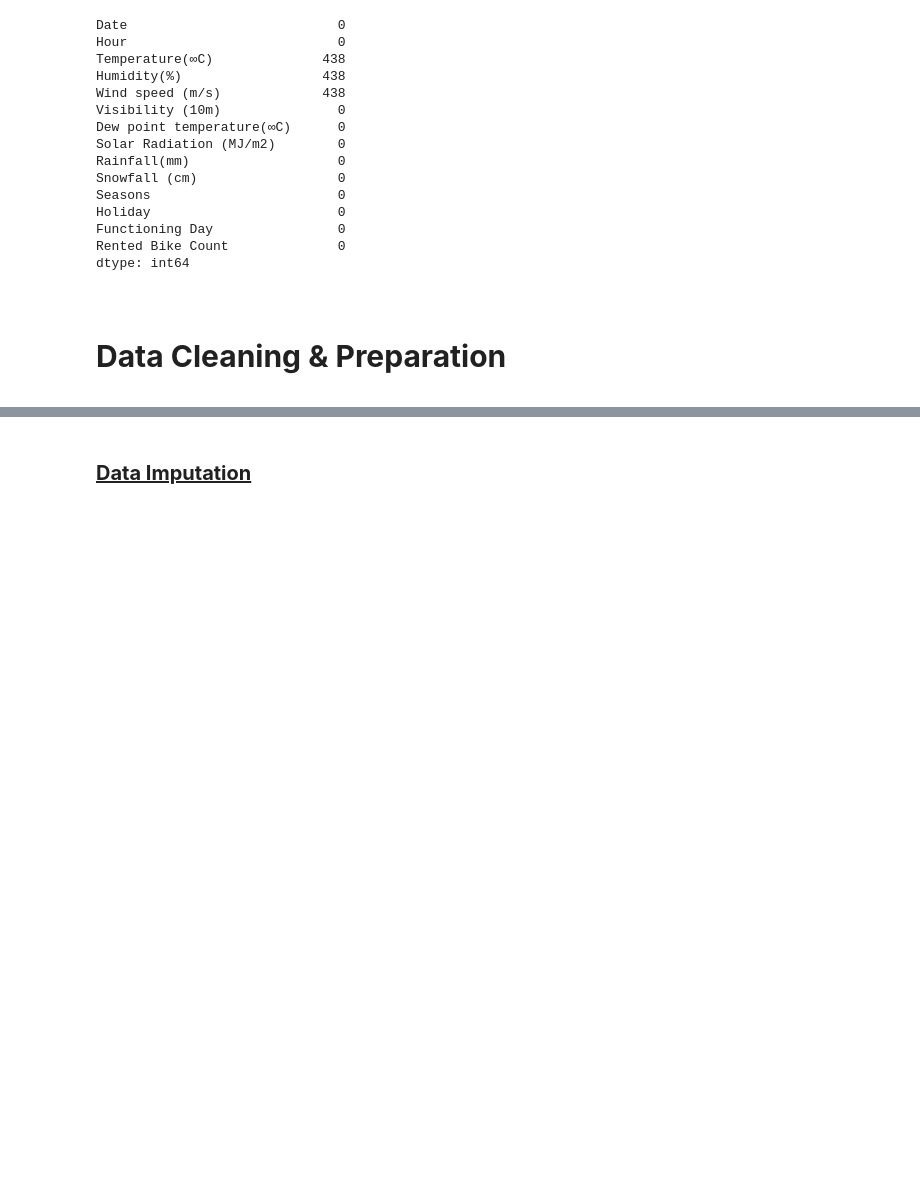
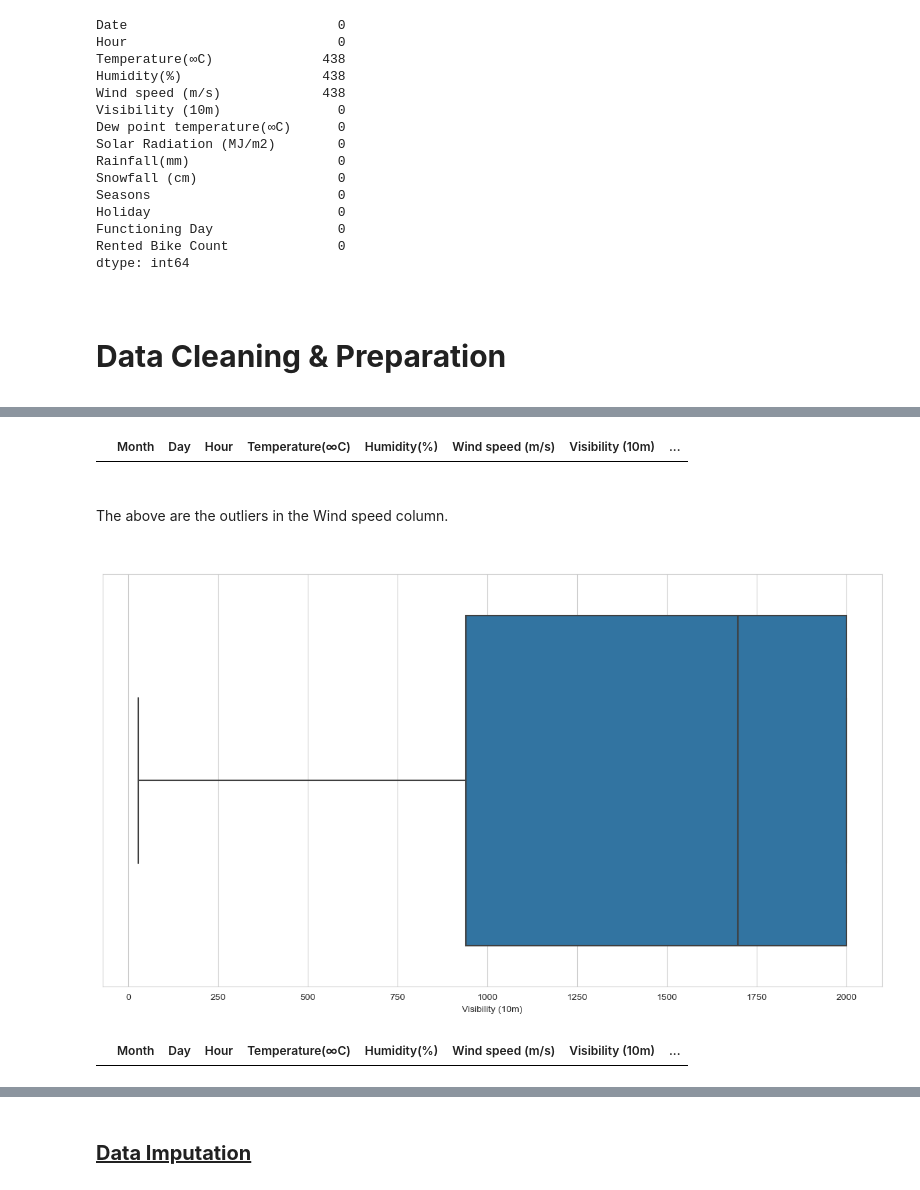
Before and after one commit to A1maan/seoul-bike-demand-project, a Jupyter notebook: ise291_project.ipynb, the cells around one changed output, grey strips where cells are left out. Cells and saved outputs as stored; diff of their text form; code cells hidden in the pictures; blank space fills up the shorter version.

```diff
--- a/ise291_project.ipynb
+++ b/ise291_project.ipynb
@@ -109,0 +193,23 @@ dtype: int64
+# %%
+IQR = np.percentile(df["Wind speed (m/s)"], 75) - np.percentile(df["Wind speed (m/s)"], 25)
+upper_whisker = df['Wind speed (m/s)'].quantile(0.75) + 1.5*IQR
+lower_whisker = df['Wind speed (m/s)'].quantile(0.25) - 1.5*IQR
+display(df[(df['Wind speed (m/s)'] > upper_whisker) | (df['Wind speed (m/s)'] < lower_whisker)])
+# %% [output]
+|  | Month | Day | Hour | Temperature(∞C) | Humidity(%) | Wind speed (m/s) | Visibility (10m) | ... |
+# %% [markdown]
+<br>The above are the outliers in the Wind speed column.<br><br>
+# %%
+plt.figure(figsize = (15,8))
+sns.boxplot(data = df, x = "Visibility (10m)")
+plt.xlabel("Visibility (10m)")
+plt.show()
+# %% [output]
+[figure, added]
+# %%
+IQR = np.percentile(df["Visibility (10m)"], 75) - np.percentile(df["Visibility (10m)"], 25)
+upper_whisker = df['Visibility (10m)'].quantile(0.75) + 1.5*IQR
+lower_whisker = df['Visibility (10m)'].quantile(0.25) - 1.5*IQR
+display(df[(df['Visibility (10m)'] > upper_whisker) | (df['Visibility (10m)'] < lower_whisker)])
+# %% [output]
+|  | Month | Day | Hour | Temperature(∞C) | Humidity(%) | Wind speed (m/s) | Visibility (10m) | ... |
```
Also changed, not shown: parts of 31 cells of this notebook.
